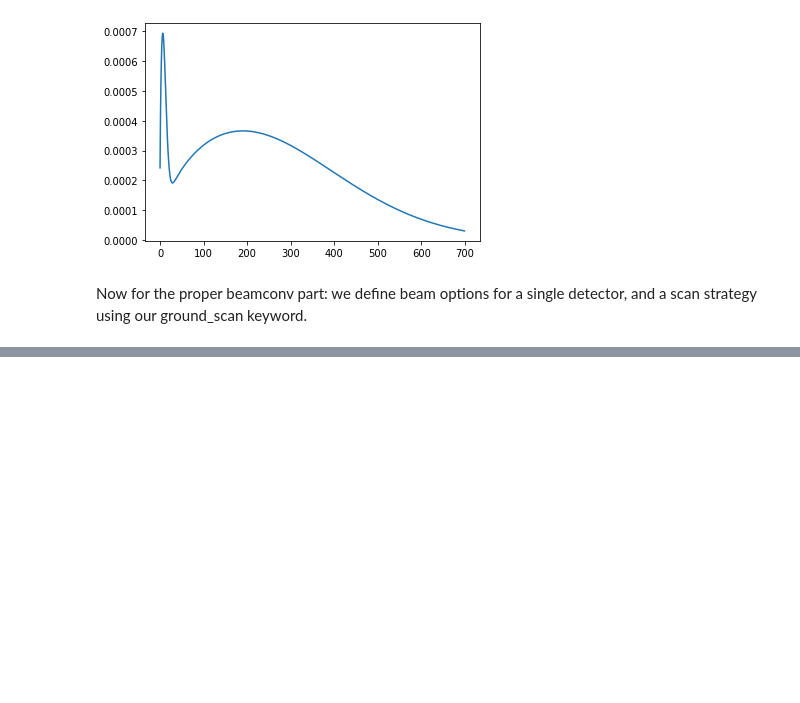
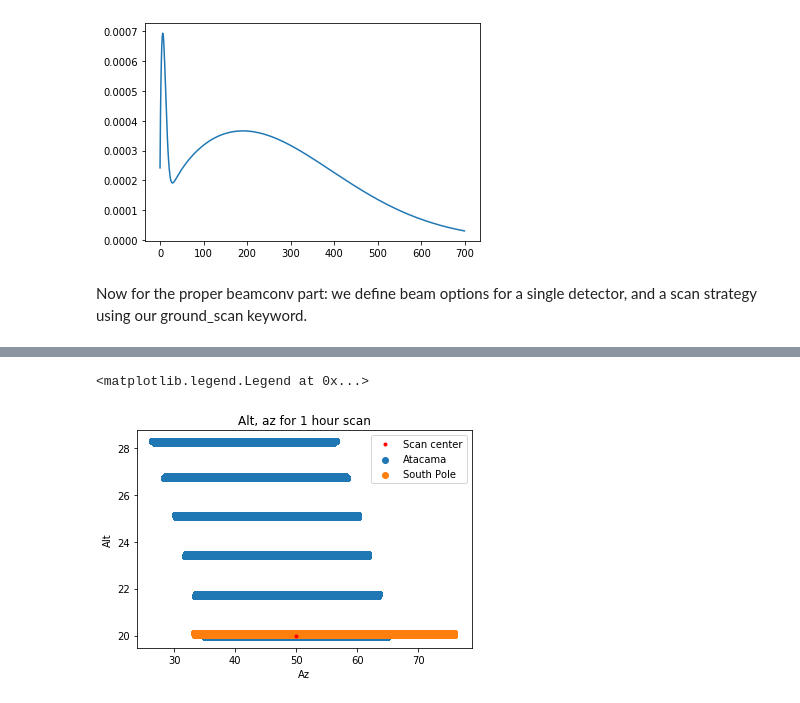
Before and after one commit to AdriJD/beamconv, a Jupyter notebook: notebooks/ground_ssn_scan.ipynb, the cells around one changed output, grey strips where cells are left out. Cells and saved outputs as stored; diff of their text form; code cells hidden in the pictures; blank space fills up the shorter version.

```diff
--- a/notebooks/ground_ssn_scan.ipynb
+++ b/notebooks/ground_ssn_scan.ipynb
@@ -132,0 +157,11 @@ hp.cartview(sky_path, lonra=[-10,10], latra=[-10,10])
+# %%
+plt.plot(az0, el0, 'r.', )
+plt.scatter(hp.pix2ang(nside, sata_pix,lonlat=True)[0], hp.pix2ang(nside, sata_pix,lonlat=True)[1])
+plt.scatter(hp.pix2ang(nside, spole_pix,lonlat=True)[0], hp.pix2ang(nside, spole_pix,lonlat=True)[1])
+plt.xlabel('Az')
+plt.ylabel('Alt')
+plt.title('Alt, az for 1 hour scan')
+plt.legend(['Scan center', 'Atacama', 'South Pole', ])
+# %% [output]
+<matplotlib.legend.Legend at 0x...>
+[figure, added]
```
Also changed, not shown: parts of 8 cells of this notebook, 1 other file.
